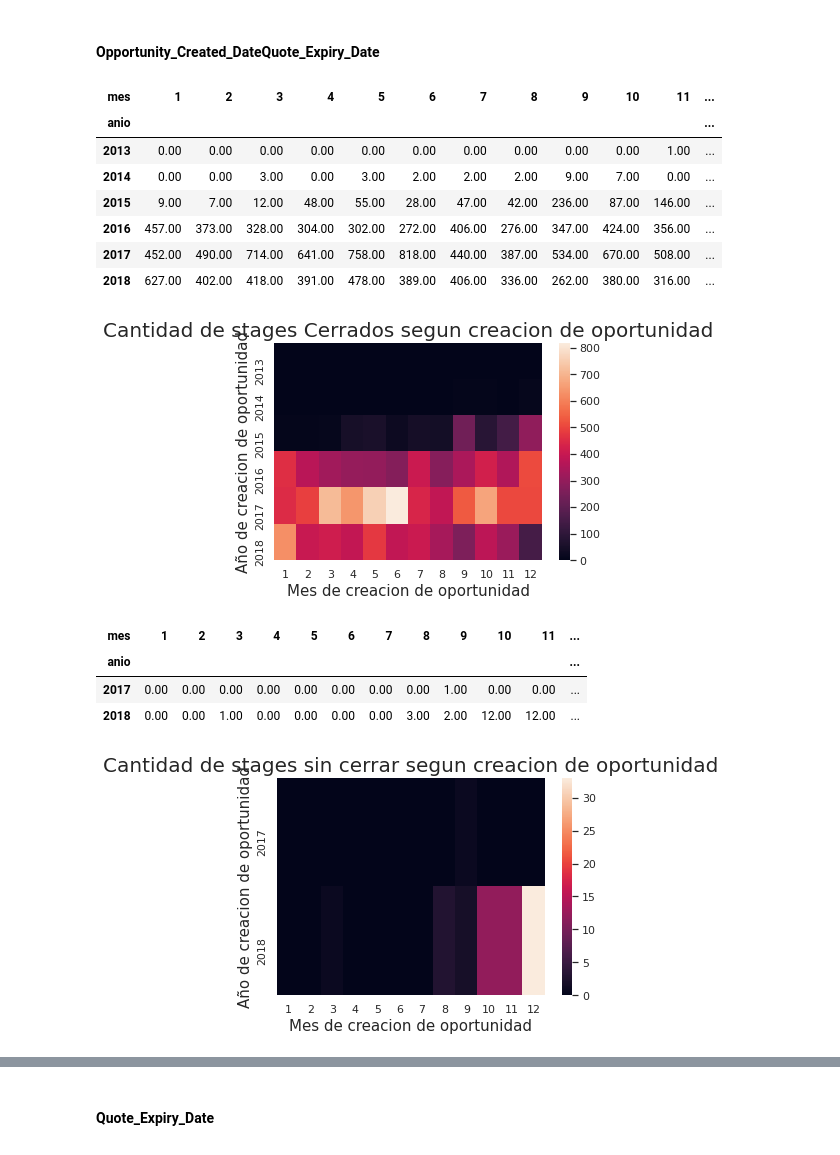
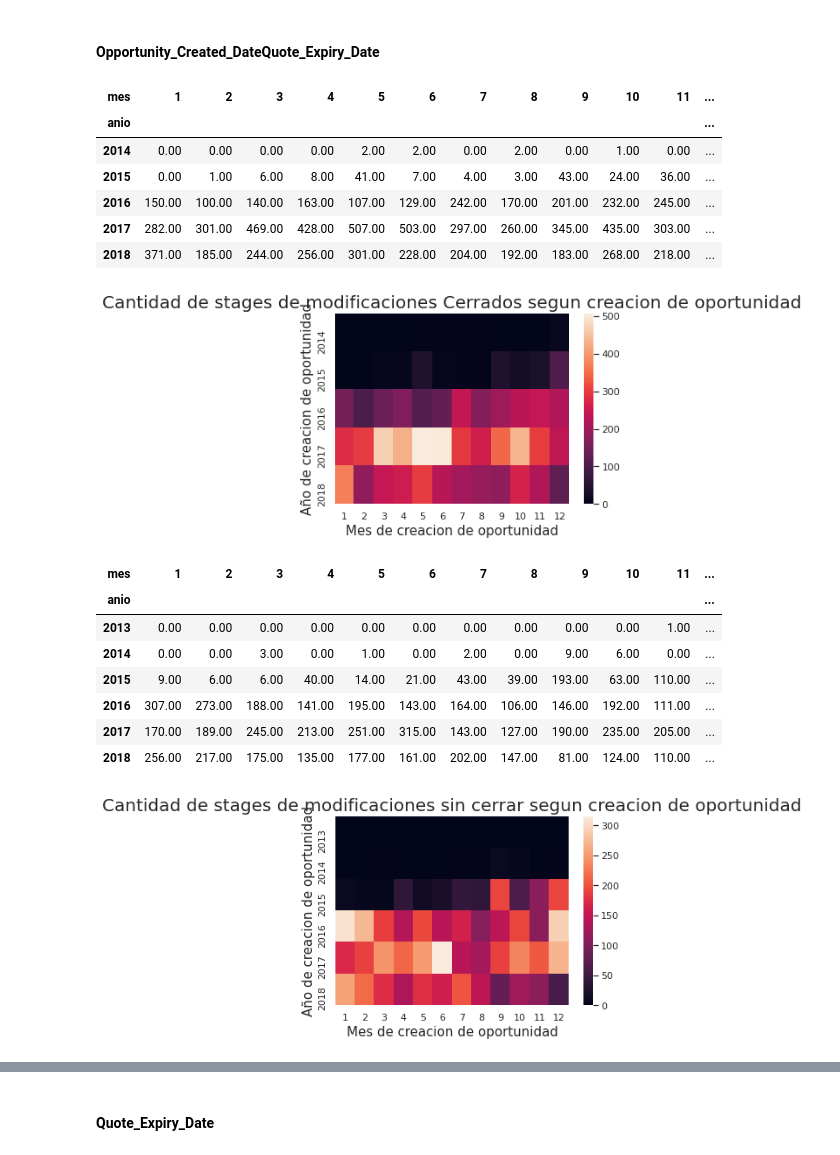
Before and after one commit to GIBelletti/TP1-datos, a Jupyter notebook: TP1.ipynb, the cells around one changed output, grey strips where cells are left out. Drawn from its saved outputs; the diff is of its cells as text; code cells hidden in the pictures.

Commit message:
columnas agregadas a agrupacion

```diff
--- a/TP1.ipynb
+++ b/TP1.ipynb
@@ -299,7 +354,7 @@ def cantidadDeTipoDeStagePorTiempo(df,tiempo,columna='Closed',invertir=False,noN
     data['mes'] = data[tiempo].agg(lambda x: x.month)
     data['anio'] = data[tiempo].agg(lambda x: x.year)
     if (invertir):
-        data[columna] = (data['Closed'] - 1) * (-1)
+        data[columna] = (data[columna] - 1) * (-1)
     data = pd.pivot_table(data,index='anio',columns='mes',values=columna, aggfunc='sum')
     data = data.fillna(0.0)
     if (noNulos):
@@ -337,26 +392,29 @@ def graficarTipoDeStagePorTiempo(data,descripcion,titulo,tamaniosDeLetra=(15,20)
 descripcion = "creacion de oportunidad"
 # %%
 data = cantidadDeTipoDeStagePorTiempo(entrenamiento,'Opportunity_Created_Date')
-graficarTipoDeStagePorTiempo(data,descripcion,"Cantidad de stages Cerrados segun " + descripcion)
+graficarTipoDeStagePorTiempo(data,descripcion,"Cantidad de stages de modificaciones Cerrados segun " + descripcion)
 data.head(10)
 # %% [output]
 | mes | 1 | 2 | 3 | 4 | 5 | 6 | 7 | 8 | 9 | 10 | 11 | ... |
 | anio |  |  |  |  |  |  |  |  |  |  |  | ... |
-| 2013 | 0.00 | 0.00 | 0.00 | 0.00 | 0.00 | 0.00 | 0.00 | 0.00 | 0.00 | 0.00 | 1.00 | ... |
-| 2014 | 0.00 | 0.00 | 3.00 | 0.00 | 3.00 | 2.00 | 2.00 | 2.00 | 9.00 | 7.00 | 0.00 | ... |
-| 2015 | 9.00 | 7.00 | 12.00 | 48.00 | 55.00 | 28.00 | 47.00 | 42.00 | 236.00 | 87.00 | 146.00 | ... |
-| 2016 | 457.00 | 373.00 | 328.00 | 304.00 | 302.00 | 272.00 | 406.00 | 276.00 | 347.00 | 424.00 | 356.00 | ... |
-| 2017 | 452.00 | 490.00 | 714.00 | 641.00 | 758.00 | 818.00 | 440.00 | 387.00 | 534.00 | 670.00 | 508.00 | ... |
-| 2018 | 627.00 | 402.00 | 418.00 | 391.00 | 478.00 | 389.00 | 406.00 | 336.00 | 262.00 | 380.00 | 316.00 | ... |
+| 2014 | 0.00 | 0.00 | 0.00 | 0.00 | 2.00 | 2.00 | 0.00 | 2.00 | 0.00 | 1.00 | 0.00 | ... |
+| 2015 | 0.00 | 1.00 | 6.00 | 8.00 | 41.00 | 7.00 | 4.00 | 3.00 | 43.00 | 24.00 | 36.00 | ... |
+| 2016 | 150.00 | 100.00 | 140.00 | 163.00 | 107.00 | 129.00 | 242.00 | 170.00 | 201.00 | 232.00 | 245.00 | ... |
+| 2017 | 282.00 | 301.00 | 469.00 | 428.00 | 507.00 | 503.00 | 297.00 | 260.00 | 345.00 | 435.00 | 303.00 | ... |
+| 2018 | 371.00 | 185.00 | 244.00 | 256.00 | 301.00 | 228.00 | 204.00 | 192.00 | 183.00 | 268.00 | 218.00 | ... |
-[figure, old version]
+[figure, new version]
 # %%
 data = cantidadDeTipoDeStagePorTiempo(entrenamiento,'Opportunity_Created_Date',invertir=True)
-graficarTipoDeStagePorTiempo(data,descripcion,"Cantidad de stages sin cerrar segun " + descripcion)
+graficarTipoDeStagePorTiempo(data,descripcion,"Cantidad de stages de modificaciones sin cerrar segun " + descripcion)
 data.head(10)
 # %% [output]
 | mes | 1 | 2 | 3 | 4 | 5 | 6 | 7 | 8 | 9 | 10 | 11 | ... |
 | anio |  |  |  |  |  |  |  |  |  |  |  | ... |
-| 2017 | 0.00 | 0.00 | 0.00 | 0.00 | 0.00 | 0.00 | 0.00 | 0.00 | 1.00 | 0.00 | 0.00 | ... |
-| 2018 | 0.00 | 0.00 | 1.00 | 0.00 | 0.00 | 0.00 | 0.00 | 3.00 | 2.00 | 12.00 | 12.00 | ... |
+| 2013 | 0.00 | 0.00 | 0.00 | 0.00 | 0.00 | 0.00 | 0.00 | 0.00 | 0.00 | 0.00 | 1.00 | ... |
+| 2014 | 0.00 | 0.00 | 3.00 | 0.00 | 1.00 | 0.00 | 2.00 | 0.00 | 9.00 | 6.00 | 0.00 | ... |
+| 2015 | 9.00 | 6.00 | 6.00 | 40.00 | 14.00 | 21.00 | 43.00 | 39.00 | 193.00 | 63.00 | 110.00 | ... |
+| 2016 | 307.00 | 273.00 | 188.00 | 141.00 | 195.00 | 143.00 | 164.00 | 106.00 | 146.00 | 192.00 | 111.00 | ... |
+| 2017 | 170.00 | 189.00 | 245.00 | 213.00 | 251.00 | 315.00 | 143.00 | 127.00 | 190.00 | 235.00 | 205.00 | ... |
+| 2018 | 256.00 | 217.00 | 175.00 | 135.00 | 177.00 | 161.00 | 202.00 | 147.00 | 81.00 | 124.00 | 110.00 | ... |
-[figure, old version]
+[figure, new version]
 # %%
```
Also changed, not shown: parts of 15 cells of this notebook.
